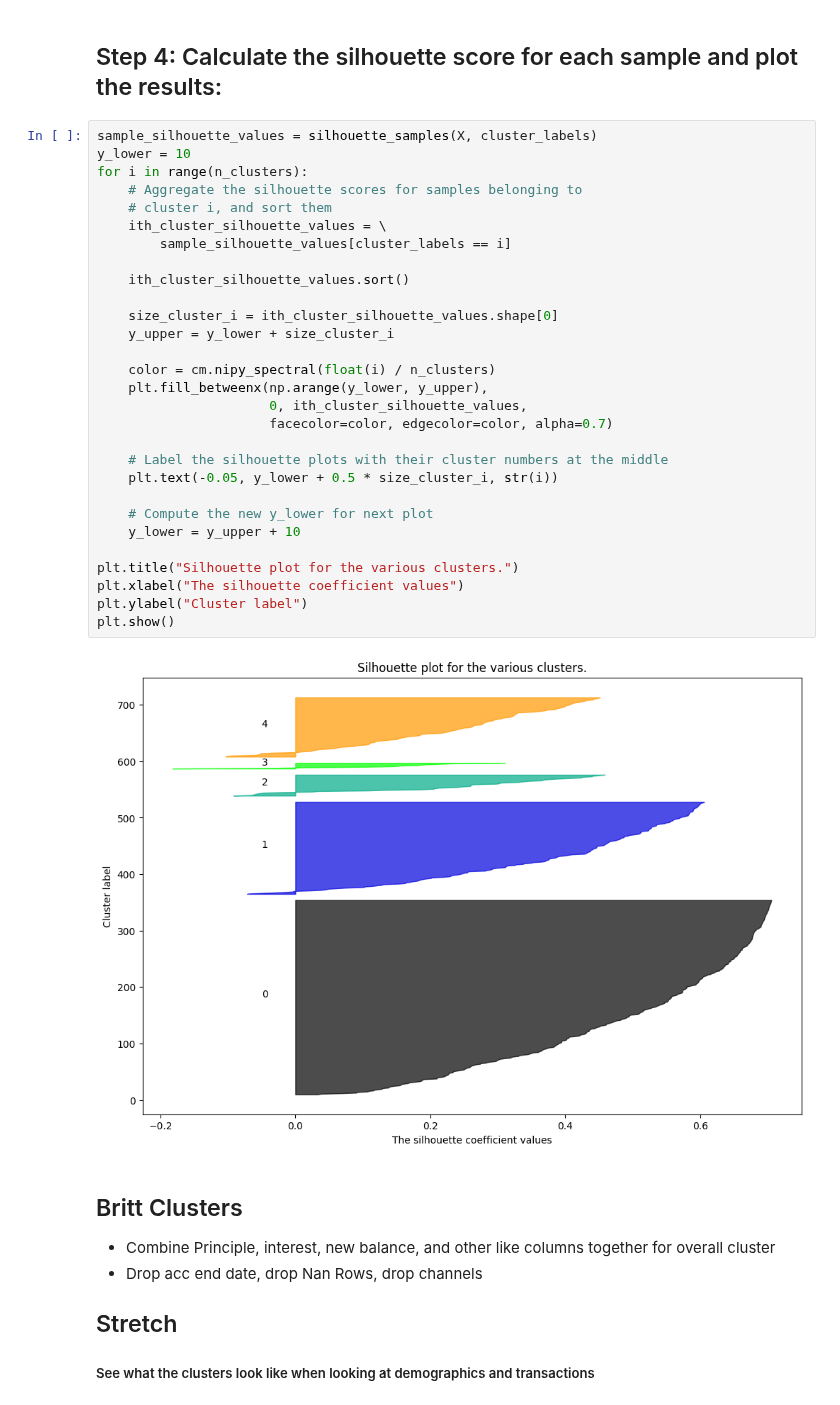
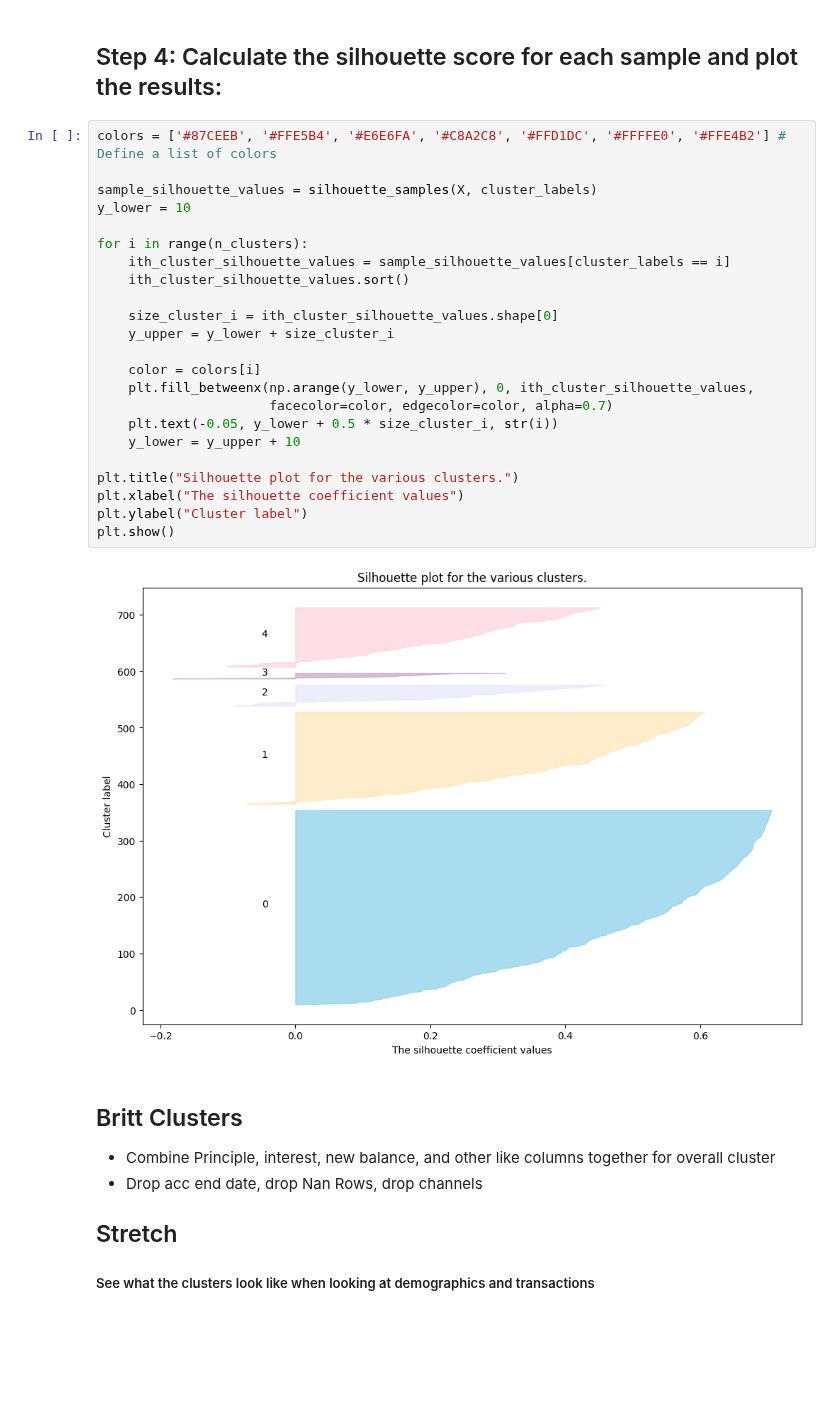
Before and after one commit to btmarsh6/mini-project-III, a Jupyter notebook: Brittany_Cluster_Notebook.ipynb, the cells around one changed output. Saved outputs shown, nothing was run; the diff lists cells and outputs as text; blank space fills up the shorter version.

Commit message:
brit_cluster_update

```diff
--- a/Brittany_Cluster_Notebook.ipynb
+++ b/Brittany_Cluster_Notebook.ipynb
@@ -147,36 +147,30 @@ For n_clusters = 5 The average silhouette_score is : 0.4110957512304449
 # %% [markdown]
 ## Step 4: Calculate the silhouette score for each sample and plot the results:
 # %%
+colors = ['#87CEEB', '#FFE5B4', '#E6E6FA', '#C8A2C8', '#FFD1DC', '#FFFFE0', '#FFE4B2'] # Define a list of colors
+
 sample_silhouette_values = silhouette_samples(X, cluster_labels)
 y_lower = 10
+
 for i in range(n_clusters):
-    # Aggregate the silhouette scores for samples belonging to
-    # cluster i, and sort them
-    ith_cluster_silhouette_values = \
-        sample_silhouette_values[cluster_labels == i]
-
+    ith_cluster_silhouette_values = sample_silhouette_values[cluster_labels == i]
     ith_cluster_silhouette_values.sort()
 
     size_cluster_i = ith_cluster_silhouette_values.shape[0]
     y_upper = y_lower + size_cluster_i
 
-    color = cm.nipy_spectral(float(i) / n_clusters)
-    plt.fill_betweenx(np.arange(y_lower, y_upper),
-                      0, ith_cluster_silhouette_values,
+    color = colors[i]
+    plt.fill_betweenx(np.arange(y_lower, y_upper), 0, ith_cluster_silhouette_values,
                       facecolor=color, edgecolor=color, alpha=0.7)
-
-    # Label the silhouette plots with their cluster numbers at the middle
     plt.text(-0.05, y_lower + 0.5 * size_cluster_i, str(i))
-
-    # Compute the new y_lower for next plot
     y_lower = y_upper + 10
 
 plt.title("Silhouette plot for the various clusters.")
 plt.xlabel("The silhouette coefficient values")
 plt.ylabel("Cluster label")
 plt.show()
 # %% [output]
-[figure, old version]
+[figure, new version]
 # %% [markdown]
 ## Britt Clusters
 * Combine Principle, interest, new balance, and other like columns together for overall cluster
```
Also changed, not shown: parts of 1 cell of this notebook.
